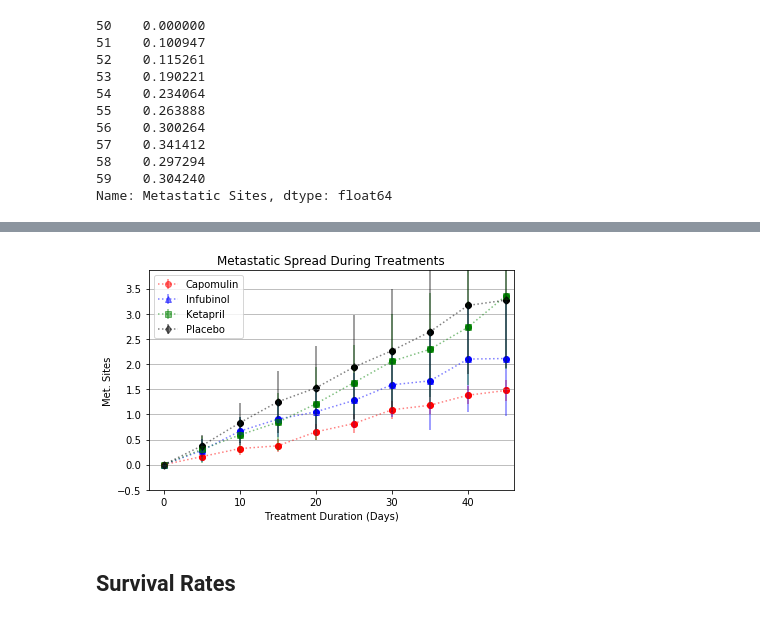
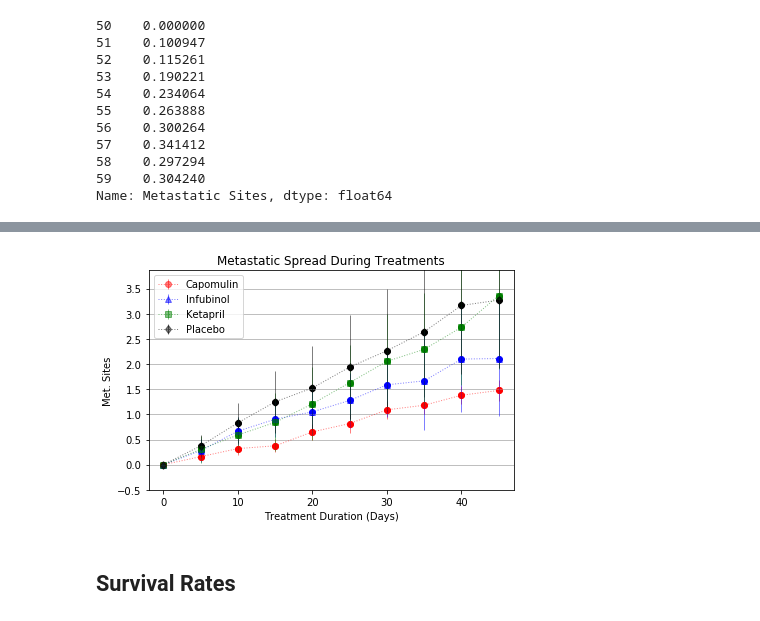
Before and after one commit to nadireag/matplotlib-challenge, a Jupyter notebook: Pymaceuticals/pymaceuticals.ipynb, the cells around one changed output, grey strips where cells are left out. Saved outputs shown, nothing was run; the diff lists cells and outputs as text; code cells hidden in the pictures.

```diff
--- a/Pymaceuticals/pymaceuticals.ipynb
+++ b/Pymaceuticals/pymaceuticals.ipynb
@@ -265,38 +245,38 @@ metastatic_sites.head()
 # %%
  #Generate the Plot (with Error Bars)
 # Create scatter plot for Capomulin values
-plt.scatter(metastatic_sites["Timepoint"],metastatic_sites["Capomulin"], color = "red")
-plt.errorbar(metastatic_sites["Timepoint"],metastatic_sites["Capomulin"], yerr=metastatic_error1, alpha=0.5, color="red", fmt="o", linestyle=":", label="Capomulin")
+plt.scatter(metastatic_sites["Timepoint"],metastatic_sites["Capomulin"], color="red")
+plt.errorbar(metastatic_sites["Timepoint"],metastatic_sites["Capomulin"], yerr=metastatic_error1, alpha=0.5,color = "red", fmt="o", linestyle=":", label="Capomulin",lw=1)
 
 # Create a scatter plot for Infubinol values
 infubinol = plt.scatter(metastatic_sites["Timepoint"], metastatic_sites["Infubinol"], color="blue")
-plt.errorbar(metastatic_sites["Timepoint"],metastatic_sites["Infubinol"], yerr=errors2, alpha=0.5, color="blue", fmt="^", linestyle=":", label="Infubinol")
+plt.errorbar(metastatic_sites["Timepoint"],metastatic_sites["Infubinol"], yerr=errors2, alpha=0.5, color="blue", fmt="^", linestyle=":", label="Infubinol",lw=1)
 
 # Create a scatter plot for Ketapril values
-ketapril = plt.scatter(metastatic_sites["Timepoint"], metastatic_sites["Ketapril"], color = "green")
-plt.errorbar(metastatic_sites["Timepoint"],metastatic_sites["Ketapril"], yerr=errors3, alpha=0.5, color ="green", fmt="s", linestyle=":", label="Ketapril")
+ketapril = plt.scatter(metastatic_sites["Timepoint"], metastatic_sites["Ketapril"], color="green")
+plt.errorbar(metastatic_sites["Timepoint"],metastatic_sites["Ketapril"], yerr=errors3, alpha=0.5, fmt="s",color = "green", linestyle=":", label="Ketapril",lw=1)
 
 # Create a scatter plot for Placebo values
-placebo = plt.scatter(metastatic_sites["Timepoint"], metastatic_sites["Placebo"], color = "black")
-plt.errorbar(metastatic_sites["Timepoint"],metastatic_sites["Placebo"], yerr=errors4, alpha=0.5, color="black", fmt="d", linestyle=":", label="Placebo")
+placebo = plt.scatter(metastatic_sites["Timepoint"], metastatic_sites["Placebo"], color="black")
+plt.errorbar(metastatic_sites["Timepoint"],metastatic_sites["Placebo"], yerr=errors4, alpha=0.5,color = "black", fmt="d", linestyle=":", label="Placebo",lw=1)
 
 # Format the plot add labels and limits
 plt.grid(axis="y")
 plt.ylim(-0.5, max(metastatic_mean["Metastatic Sites"]) + 0.5)
-plt.xlim(-2, max(metastatic_sites["Timepoint"]) +1)
+plt.xlim(-2, max(metastatic_sites["Timepoint"]) +2)
 plt.xlabel("Treatment Duration (Days)")
 plt.ylabel("Met. Sites")
 plt.title("Metastatic Spread During Treatments")
 plt.legend(loc="upper left", fancybox=True)
 
 # Save the Figure
 plt.tight_layout()
-plt.savefig("../Images/Spread.png")
+plt.savefig("../Images/spread.png")
 
 # Show the Figure
 plt.show()
 # %% [output]
-[figure, old version]
+[figure, new version]
 # %% [markdown]
 ## Survival Rates
 # %%
```
Also changed, not shown: parts of 5 cells of this notebook, 1 other file.
